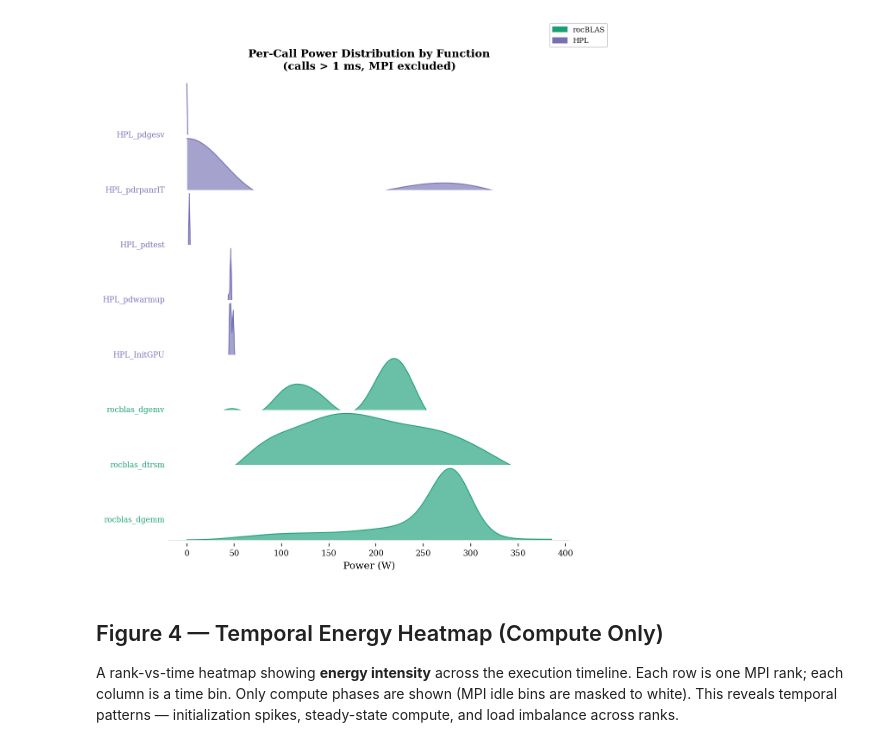
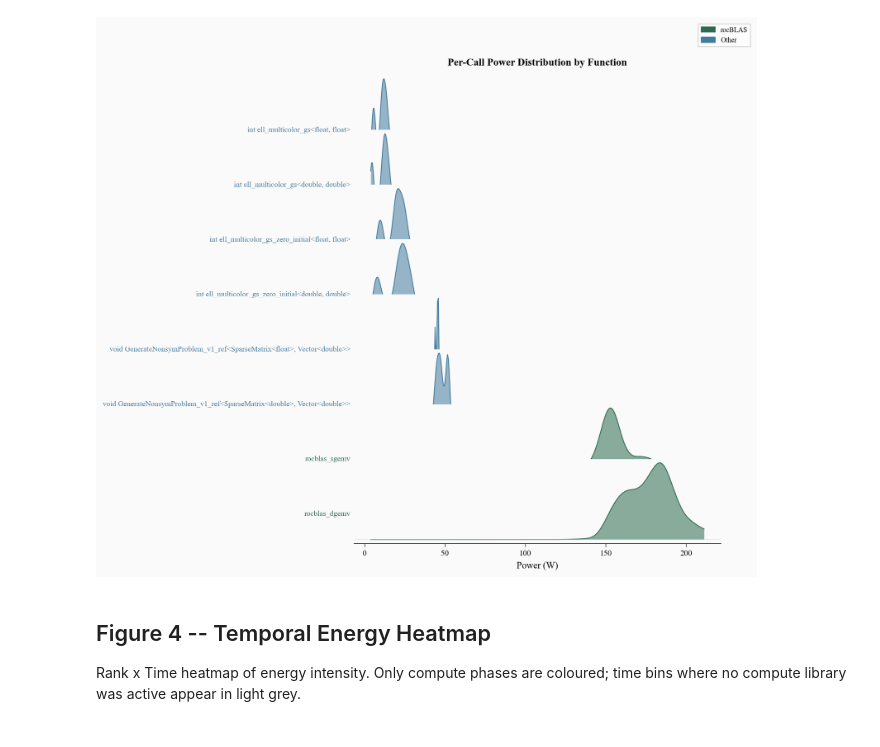
Before and after one commit to brandon-neth/ampere, a Jupyter notebook: examples/energy_visualizations.ipynb, the cells around one changed output. Saved outputs shown, nothing was run; the diff lists cells and outputs as text; code cells hidden in the pictures.

```diff
--- a/examples/energy_visualizations.ipynb
+++ b/examples/energy_visualizations.ipynb
@@ -49,7 +71,8 @@ def my_hpc_topology(metric_name, ranks):
 
 ranks = [f"MPI Rank {i}" for i in range(8)]
 topo  = {"Node0": ranks}
-ensemble = Ensemble.from_trace_paths(["./hpl-captured-params"], topo, configs)
+# ensemble = Ensemble.from_trace_paths(["./hpl-captured-params"], topo, configs)
+ensemble = Ensemble.from_trace_paths(["./hpg-mxp-2"], topo, configs)
 # %%
 # ── Attribution: energy (Joules) and power (W) per function call ──
 devices = [
@@ -296,76 +314,71 @@ A ridgeline (joy) plot showing the **distribution of instantaneous power draw**
 # %%
-# ── Fig 3: Ridgeline — Power distribution per function ───────
-
+# -- Fig 3: Ridgeline -- Power distribution per function --
 from scipy.stats import gaussian_kde
 
-# Pick top functions by total energy (significant calls only)
 top_funcs_e = (compute_energy_sig.groupby('ShortName')['Value'].sum()
                .sort_values(ascending=False).head(8).index.tolist())
 
-# Get power data for these functions
 ridge_data = compute_power_sig[compute_power_sig['ShortName'].isin(top_funcs_e)].copy()
-# Map to library for coloring
-ridge_data['Library'] = ridge_data['Name'].apply(classify_library)
 
-# Order functions by median power (top = highest)
 func_order = (ridge_data.groupby('ShortName')['Value']
               .median().reindex(top_funcs_e).sort_values(ascending=True).index.tolist())
 
 n_funcs = len(func_order)
-fig, axes = plt.subplots(n_funcs, 1, figsize=(8, 1.1 * n_funcs + 0.5),
-                         sharex=True, gridspec_kw={'hspace': -0.3})
+fig, axes = plt.subplots(n_funcs, 1, figsize=(7, 1.05 * n_funcs + 0.6),
+                         sharex=True, gridspec_kw={'hspace': -0.35},
+                         facecolor=BG)
 
-# Global x range
 all_vals = ridge_data['Value'].dropna()
-x_grid = np.linspace(all_vals.quantile(0.01), all_vals.quantile(0.99), 300)
+x_lo, x_hi = all_vals.quantile(0.005), all_vals.quantile(0.995)
+x_grid = np.linspace(x_lo, x_hi, 400)
 
 for i, func in enumerate(func_order):
     ax = axes[i]
+    ax.set_facecolor(BG)
     vals = ridge_data[ridge_data['ShortName'] == func]['Value'].dropna().values
     lib  = ridge_data[ridge_data['ShortName'] == func]['Library'].iloc[0]
-    color = LIB_PALETTE.get(lib, '#888888')
+    color = LIB_PALETTE.get(lib, '#888')
 
-    if len(vals) > 3:
+    if len(vals) > 5:
         try:
-            kde = gaussian_kde(vals, bw_method=0.3)
+            kde = gaussian_kde(vals, bw_method=0.25)
             density = kde(x_grid)
-            density = density / density.max()  # normalize height to [0,1]
-        except np.linalg.LinAlgError:
+            density = density / density.max()
+        except Exception:
             density = np.zeros_like(x_grid)
     else:
         density = np.zeros_like(x_grid)
 
-    ax.fill_between(x_grid, density, alpha=0.65, color=color, linewidth=0)
-    ax.plot(x_grid, density, color=color, linewidth=1.0)
-    ax.axhline(0, color='#cccccc', linewidth=0.5)
+    ax.fill_between(x_grid, density, alpha=0.55, color=color, linewidth=0)
+    ax.plot(x_grid, density, color=color, linewidth=0.9)
+    ax.axhline(0, color='#dddddd', linewidth=0.4)
 
-    # Label
     ax.set_yticks([])
-    ax.text(-0.01, 0.3, func, transform=ax.transAxes, ha='right', va='center',
-            fontsize=8.5, fontweight='medium', color=color)
+    ax.set_ylim(bottom=-0.05)
+    ax.text(-0.01, 0.35, func, transform=ax.transAxes, ha='right', va='center',
+            fontsize=8, fontweight='medium', color=color)
 
-    # Clean spines
     for spine in ax.spines.values():
         spine.set_visible(False)
 
 axes[-1].set_xlabel('Power (W)')
-axes[0].set_title('Per-Call Power Distribution by Function\n(calls > 1 ms, MPI excluded)',
-                   fontweight='bold', pad=12)
+axes[-1].spines['bottom'].set_visible(True)
+axes[0].set_title('Per-Call Power Distribution by Function', fontweight='bold', pad=10)
 
-# Library legend
 legend_handles = [mpatches.Patch(color=LIB_PALETTE[l], label=l)
-                  for l in ['rocBLAS', 'rocSOLVER', 'HPL', 'HIP Runtime', 'Other']
-                  if l in ridge_data['Library'].values]
-fig.legend(handles=legend_handles, loc='upper right', frameon=True, framealpha=0.9,
-           fontsize=8, bbox_to_anchor=(0.98, 0.98))
+                  for l in LIB_ORDER if l in ridge_data['Library'].values]
+fig.legend(handles=legend_handles, loc='upper right', frameon=True,
+           fancybox=False, edgecolor='#ccc', fontsize=7.5,
+           bbox_to_anchor=(0.97, 0.97))
 
 fig.tight_layout()
-plt.savefig('fig3_ridgeline_power.pdf', bbox_inches='tight')
+plt.savefig('fig3_ridgeline_power.pdf', bbox_inches='tight', facecolor=BG)
 plt.show()
 # %% [output]
-[figure, old version]
+[figure, new version]
 # %% [markdown]
-## Figure 4 — Temporal Energy Heatmap (Compute Only)
+## Figure 4 -- Temporal Energy Heatmap
 
-A rank-vs-time heatmap showing **energy intensity** across the execution timeline. Each row is one MPI rank; each column is a time bin. Only compute phases are shown (MPI idle bins are masked to white). This reveals temporal patterns — initialization spikes, steady-state compute, and load imbalance across ranks.
+Rank x Time heatmap of energy intensity. Only compute phases are coloured;
+time bins where no compute library was active appear in light grey.
 # %%
```
Also changed, not shown: parts of 22 cells of this notebook, 4 other files.
